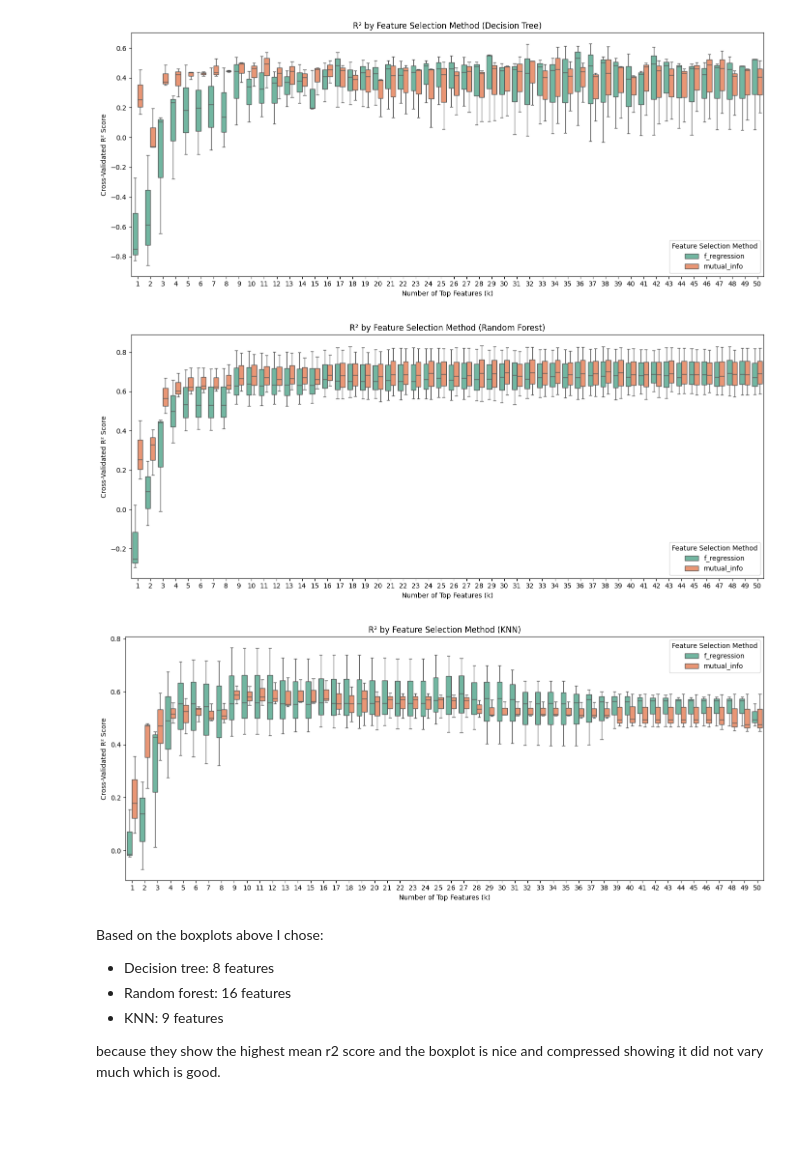
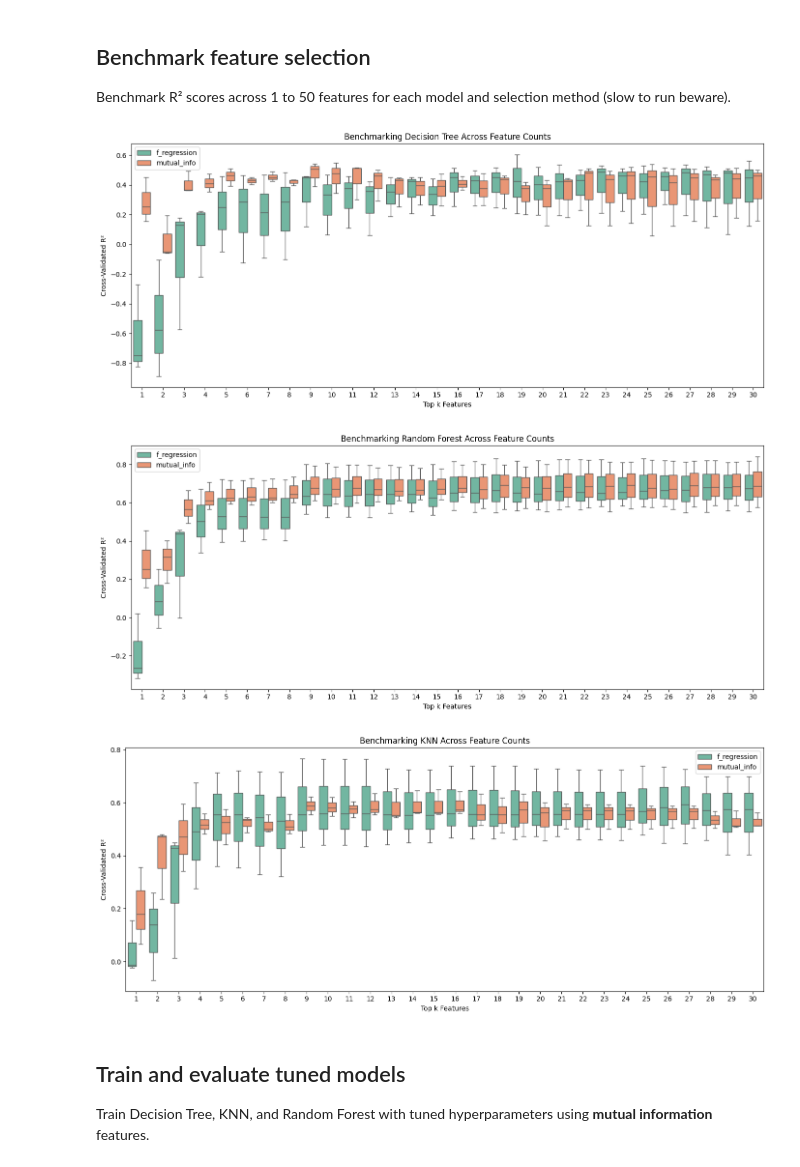
Before and after one commit to linnerlek/predicting-house-values, a Jupyter notebook: model.ipynb, the cells around one changed output. Saved outputs shown, nothing was run; the diff lists cells and outputs as text; code cells hidden in the pictures; blank space fills up the shorter version.

Commit message:
model improvements

```diff
--- a/model.ipynb
+++ b/model.ipynb
@@ -136,69 +94,48 @@ plt.show()
+# %% [markdown]
+## Benchmark feature selection
+Benchmark R² scores across 1 to 50 features for each model and selection method (slow to run beware).
 # %%
+# Optional benchmarking cell at bottom
 from sklearn.model_selection import cross_val_score
 from sklearn.tree import DecisionTreeRegressor
 from sklearn.ensemble import RandomForestRegressor
 from sklearn.neighbors import KNeighborsRegressor
-import matplotlib.pyplot as plt
-import seaborn as sns
-import pandas as pd
-from sklearn.feature_selection import SelectKBest, f_regression, mutual_info_regression
 
-# settings
-max_k = 50
-
+max_k = 30
 models = {
     "Decision Tree": DecisionTreeRegressor,
     "Random Forest": RandomForestRegressor,
     "KNN": KNeighborsRegressor
 }
 
-for model_name, model_class in models.items():
-    plot_data = []
+for model_name, model_cls in models.items():
+    results = []
+    for k in range(1, max_k + 1):
+        sel_f = SelectKBest(f_regression, k=k)
+        X_k_f = sel_f.fit_transform(X_train_scaled, y_train)
+        for r2 in cross_val_score(model_cls(), X_k_f, y_train, cv=3, scoring="r2"):
+            results.append({"R²": r2, "k": k, "Method": "f_regression"})
 
-    for k in range(1, max_k + 1):
-        # f_regression
-        sel_f = SelectKBest(score_func=f_regression, k=k)
-        X_k_f = sel_f.fit_transform(X_train_scaled, y_train)
-        model = model_class()
-        scores = cross_val_score(model, X_k_f, y_train, cv=3, scoring="r2")
-        for score in scores:
-            plot_data.append({
-                "R²": score, "k": k,
-                "Method": "f_regression"
-            })
+        sel_mi = SelectKBest(mutual_info_regression, k=k)
+        X_k_mi = sel_mi.fit_transform(X_train_scaled, y_train)
+        for r2 in cross_val_score(model_cls(), X_k_mi, y_train, cv=3, scoring="r2"):
+            results.append({"R²": r2, "k": k, "Method": "mutual_info"})
 
-        # mutual_info
-        sel_mi = SelectKBest(score_func=mutual_info_regression, k=k)
-        X_k_mi = sel_mi.fit_transform(X_train_scaled, y_train)
-        model = model_class()
-        scores = cross_val_score(model, X_k_mi, y_train, cv=3, scoring="r2")
-        for score in scores:
-            plot_data.append({
-                "R²": score, "k": k,
-                "Method": "mutual_info"
-            })
-
-    # create DataFrame and plot
-    plot_df = pd.DataFrame(plot_data)
-
+    df_plot = pd.DataFrame(results)
     plt.figure(figsize=(14, 6))
-    sns.boxplot(data=plot_df, x="k", y="R²", hue="Method", palette="Set2")
-    plt.title(f"R² by Feature Selection Method ({model_name})")
-    plt.xlabel("Number of Top Features (k)")
-    plt.ylabel("Cross-Validated R² Score")
-    plt.legend(title="Feature Selection Method")
+    sns.boxplot(data=df_plot, x="k", y="R²", hue="Method", palette="Set2")
+    plt.title(f"Benchmarking {model_name} Across Feature Counts")
+    plt.xlabel("Top k Features")
+    plt.ylabel("Cross-Validated R²")
+    plt.legend()
     plt.tight_layout()
     plt.show()
 # %% [output]
-[figure, old version]
+[figure, new version]
-[figure, old version]
+[figure, new version]
-[figure, old version]
+[figure, new version]
-# %% [markdown]
-Based on the boxplots above I chose:
-- Decision tree: 8 features
-- Random forest: 16 features
-- KNN: 9 features
-
-because they show the highest mean r2 score and the boxplot is nice and compressed showing it did not vary much which is good.
+# %% [markdown]
+## Train and evaluate tuned models
+Train Decision Tree, KNN, and Random Forest with tuned hyperparameters using **mutual information** features.
 # %%
 from sklearn.feature_selection import SelectKBest, mutual_info_regression
```
Also changed, not shown: parts of 10 cells of this notebook, 15 other files.
